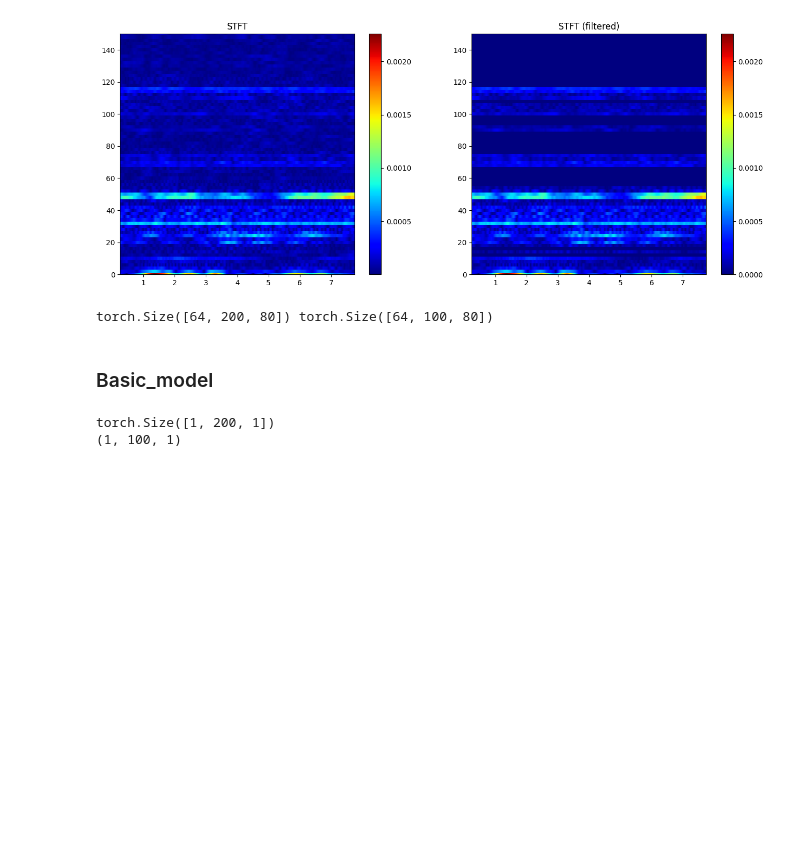
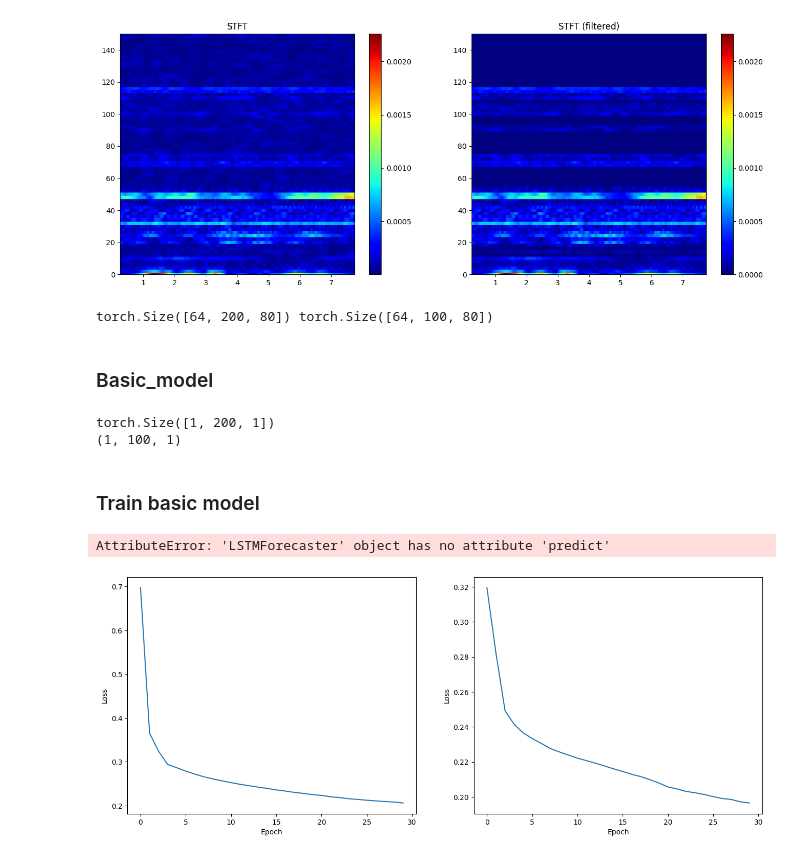
Before and after one commit to maxbalrog/laser-jitter, a Jupyter notebook: usage.ipynb, the cells around one changed output. Saved outputs shown, nothing was run; the diff lists cells and outputs as text; code cells hidden in the pictures; blank space fills up the shorter version.

Commit message:
Add train and utils script

```diff
--- a/usage.ipynb
+++ b/usage.ipynb
@@ -156,3 +159,5 @@ print(prediction.shape)
 # %% [output]
 torch.Size([1, 200, 1])
 (1, 100, 1)
+# %% [markdown]
+### Train basic model
@@ -158,0 +191,42 @@ torch.Size([1, 200, 1])
+# %%
+n_features = 1
+use_cuda = torch.cuda.is_available()
+device = 'cuda' if use_cuda else 'cpu'
+batch_size = 1
+
+model_params = {
+    'n_features': n_features,
+    'n_hidden_lstm': 152,
+    'n_hidden_fc': 152,
+    'n_outputs': prediction_window*n_features,
+    'sequence_len': training_window,
+    'n_lstm_layers': 2,
+    'n_deep_layers': 1,
+    'dropout': 0.2,
+    'use_cuda': use_cuda
+}
+
+model = LSTMForecaster(**model_params).to(device)
+# %%
+lr = 2e-4
+n_epochs = 30
+
+# Initialize the loss function and optimizer
+criterion = nn.MSELoss().to(device)
+optimizer = torch.optim.AdamW(model.parameters(), lr=lr)
+# %%
+losses = train_model(model, trainloader_smooth, testloader_smooth, criterion, optimizer,
+                     n_epochs=n_epochs, SEED=23,
+                     save_path='models/rnn.pth', device=device, verbose=True)
+# %% [output]
+AttributeError: 'LSTMForecaster' object has no attribute 'predict'
+# %%
+plt.figure(figsize=(16,6))
+for i in range(2):
+    plt.subplot(1,2,i+1)
+    plt.plot(losses[i])
+    plt.xlabel('Epoch')
+    plt.ylabel('Loss')
+plt.show()
+# %% [output]
+[figure, added]
```
Also changed, not shown: parts of 3 cells of this notebook, 1 other file.
